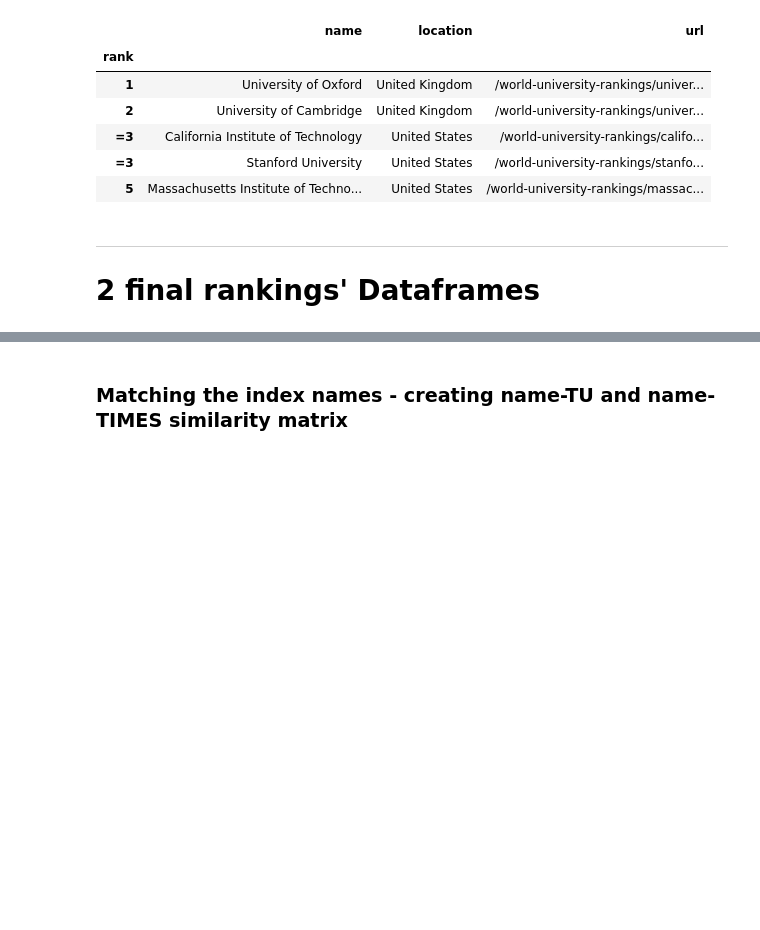
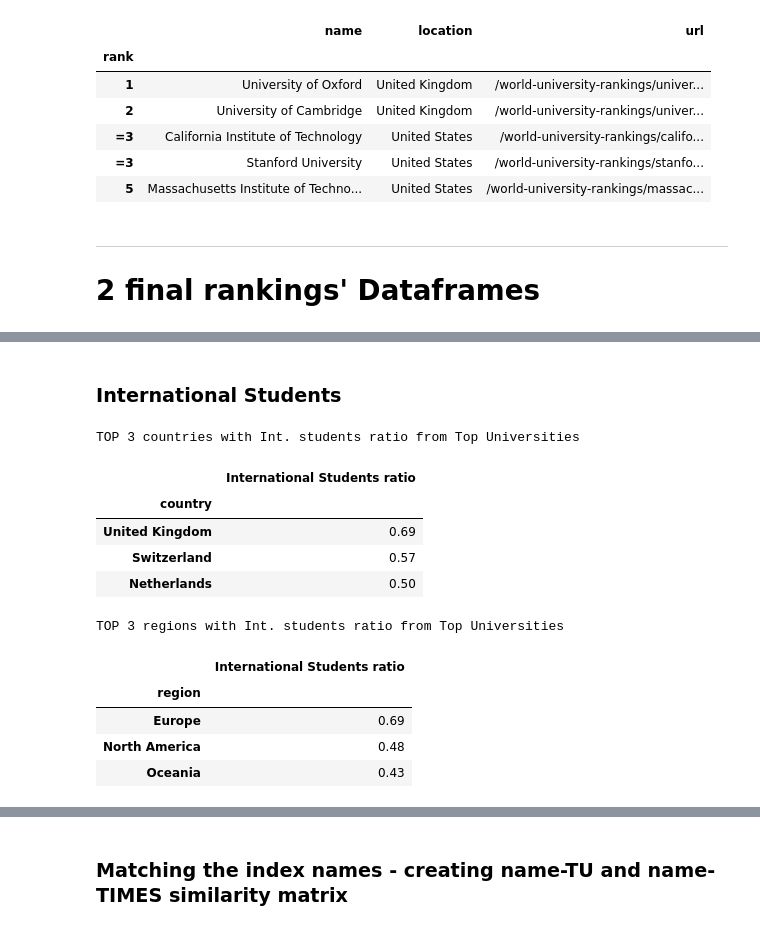
Before and after one commit to Amaumaury/ada-2017, a Jupyter notebook: 02 - Data from the Web/Homework2.ipynb, the cells around one changed output, grey strips where cells are left out. Saved outputs shown, nothing was run; the diff lists cells and outputs as text; code cells hidden in the pictures; blank space fills up the shorter version.

```diff
--- a/02 - Data from the Web/Homework2.ipynb
+++ b/02 - Data from the Web/Homework2.ipynb
@@ -239,0 +277,24 @@ times_ranking_dataframe.head()
+# %% [markdown]
+### International Students
+# %%
+by_country = pd.DataFrame( tu_ranking_dataframe.groupby(['country'])['International Students ratio'].max() );
+by_country.sort_values(['International Students ratio'], ascending = False, inplace=True)
+print('TOP 3 countries with Int. students ratio from Top Universities')
+display(by_country.head(3))
+by_region = pd.DataFrame( tu_ranking_dataframe.groupby(['region'])['International Students ratio'].max() );
+by_region.sort_values(['International Students ratio'], ascending = False, inplace=True)
+print('TOP 3 regions with Int. students ratio from Top Universities')
+display(by_region.head(3))
+# %% [output]
+TOP 3 countries with Int. students ratio from Top Universities
+|  | International Students ratio |
+| country |  |
+| United Kingdom | 0.69 |
+| Switzerland | 0.57 |
+| Netherlands | 0.50 |
+TOP 3 regions with Int. students ratio from Top Universities
+|  | International Students ratio |
+| region |  |
+| Europe | 0.69 |
+| North America | 0.48 |
+| Oceania | 0.43 |
```
Also changed, not shown: parts of 16 cells of this notebook.
